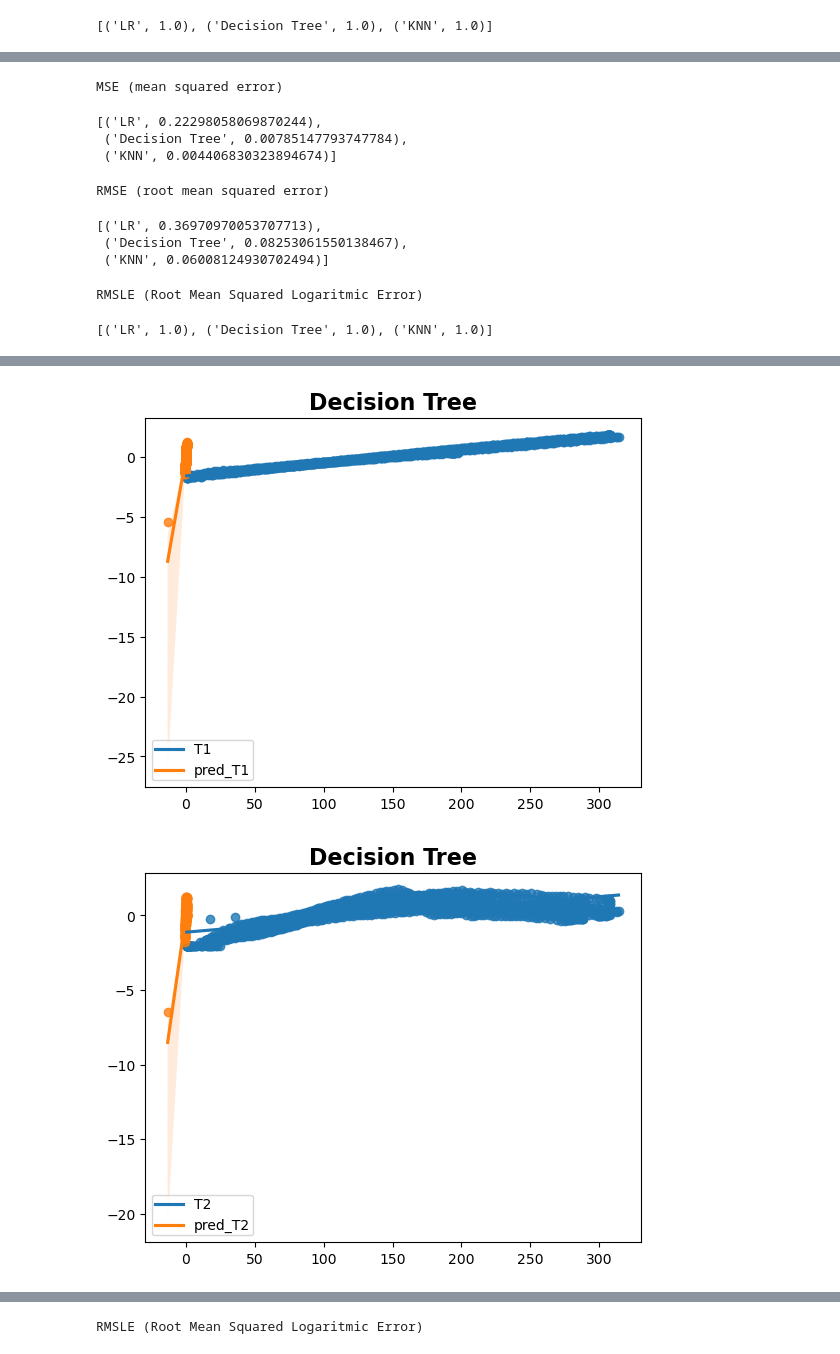
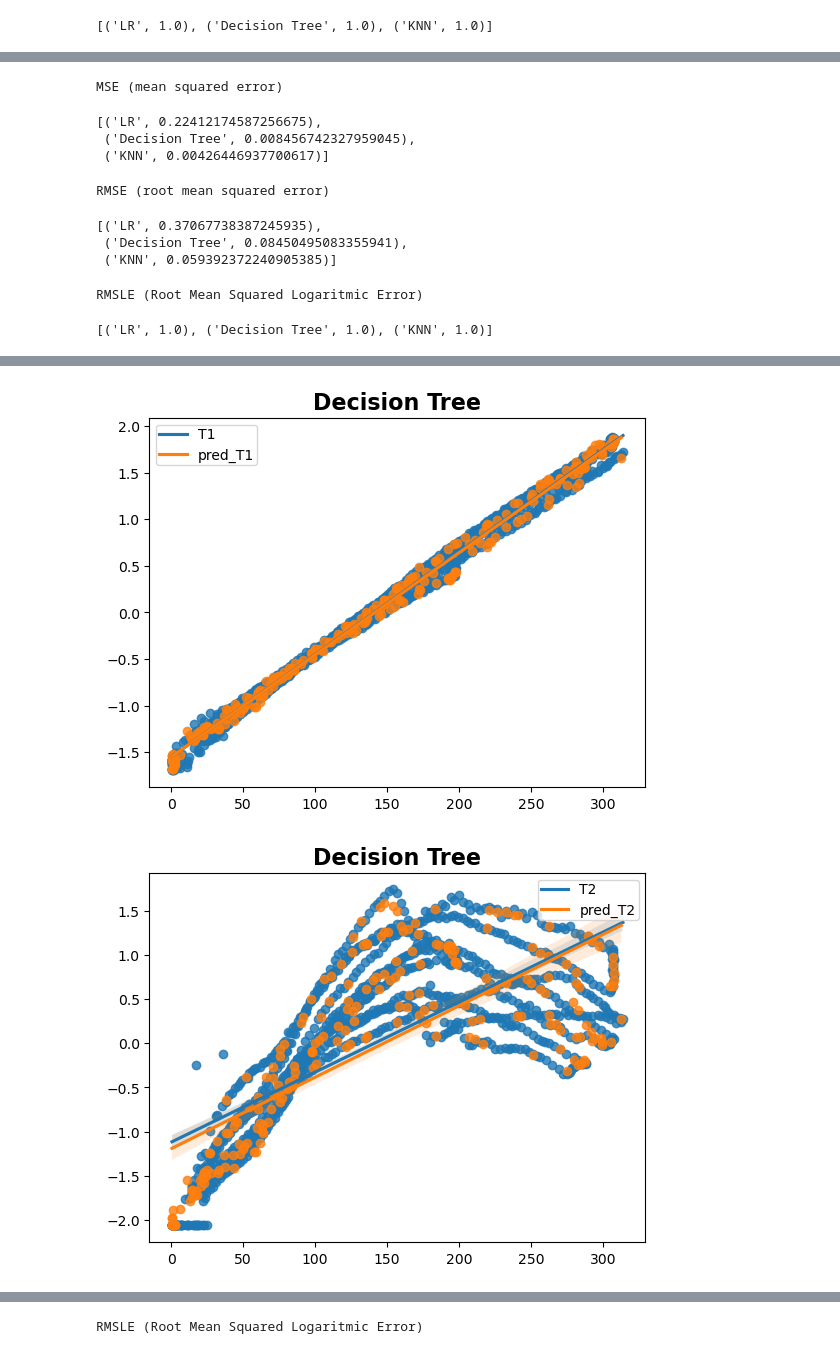
Before and after one commit to AlejandroGZ97/Mineria-de-datos, a Jupyter notebook: P5/Regresion2outputs.ipynb, the cells around one changed output, grey strips where cells are left out. Saved outputs shown, nothing was run; the diff lists cells and outputs as text; code cells hidden in the pictures.

```diff
--- a/P5/Regresion2outputs.ipynb
+++ b/P5/Regresion2outputs.ipynb
@@ -289,12 +289,12 @@ for nombre, modelo in modelos:
 
     fig, ax = plt.subplots()
     sns.regplot(x = np.array(X)[:,0], y = np.array(y2)[:,0], line_kws={'label': 'T1'})
-    sns.regplot(x = np.array(l_test[j])[:,0], y = np.array(l_pred[j])[:,0], line_kws={'label': 'pred_T1'})
+    sns.regplot(x = np.array(X_test)[:,0], y = np.array(y_pred)[:,0], line_kws={'label': 'pred_T1'})
     ax.legend(borderpad=.2)
     ax.set_title(nombre,fontsize=16, weight="bold")
     fig, bx = plt.subplots()
     sns.regplot(x = np.array(X)[:,0], y = np.array(y2)[:,1], line_kws={'label': 'T2'})
-    sns.regplot(x = np.array(l_test[j])[:,0], y = np.array(l_pred[j])[:,1], line_kws={'label': 'pred_T2'})
+    sns.regplot(x = np.array(X_test)[:,0], y = np.array(y_pred)[:,1], line_kws={'label': 'pred_T2'})
     bx.legend(borderpad=.2)
     bx.set_title(nombre,fontsize=16, weight="bold")
 
@@ -371,17 +371,17 @@ print("MSE (mean squared error)")
 resultado_MSE
 # %% [output]
 MSE (mean squared error)
-[('LR', 0.22298058069870244),
- ('Decision Tree', 0.00785147793747784),
- ('KNN', 0.004406830323894674)]
+[('LR', 0.22412174587256675),
+ ('Decision Tree', 0.008456742327959045),
+ ('KNN', 0.00426446937700617)]
 # %%
 print("RMSE (root mean squared error)")
 resultado_RMSE
 # %% [output]
 RMSE (root mean squared error)
-[('LR', 0.36970970053707713),
- ('Decision Tree', 0.08253061550138467),
- ('KNN', 0.06008124930702494)]
+[('LR', 0.37067738387245935),
+ ('Decision Tree', 0.08450495083355941),
+ ('KNN', 0.059392372240905385)]
 # %%
 print("RMSLE (Root Mean Squared Logaritmic Error)")
 resultado_RMSLE
@@ -478,12 +478,12 @@ for nombre, modelo in modelos:
 
     fig, ax = plt.subplots()
     sns.regplot(x = np.array(X)[:,0], y = np.array(y2)[:,0], line_kws={'label': 'T1'})
-    sns.regplot(x = np.array(l_test[j])[:,0], y = np.array(l_pred[j])[:,0], line_kws={'label': 'pred_T1'})
+    sns.regplot(x = np.array(X_test)[:,0], y = np.array(y_pred)[:,0], line_kws={'label': 'pred_T1'})
     ax.legend(borderpad=.2)
     ax.set_title(nombre,fontsize=16, weight="bold")
     fig, bx = plt.subplots()
     sns.regplot(x = np.array(X)[:,0], y = np.array(y2)[:,1], line_kws={'label': 'T2'})
-    sns.regplot(x = np.array(l_test[j])[:,0], y = np.array(l_pred[j])[:,1], line_kws={'label': 'pred_T2'})
+    sns.regplot(x = np.array(X_test)[:,0], y = np.array(y_pred)[:,1], line_kws={'label': 'pred_T2'})
     bx.legend(borderpad=.2)
     bx.set_title(nombre,fontsize=16, weight="bold")
 
@@ -522,2 +522,2 @@ resultado_RMSLE.sort(key=lambda k:k[1], reverse=True)
-[figure, old version]
+[figure, new version]
-[figure, old version]
+[figure, new version]
```
Also changed, not shown: parts of 20 cells of this notebook, 2 other files.
